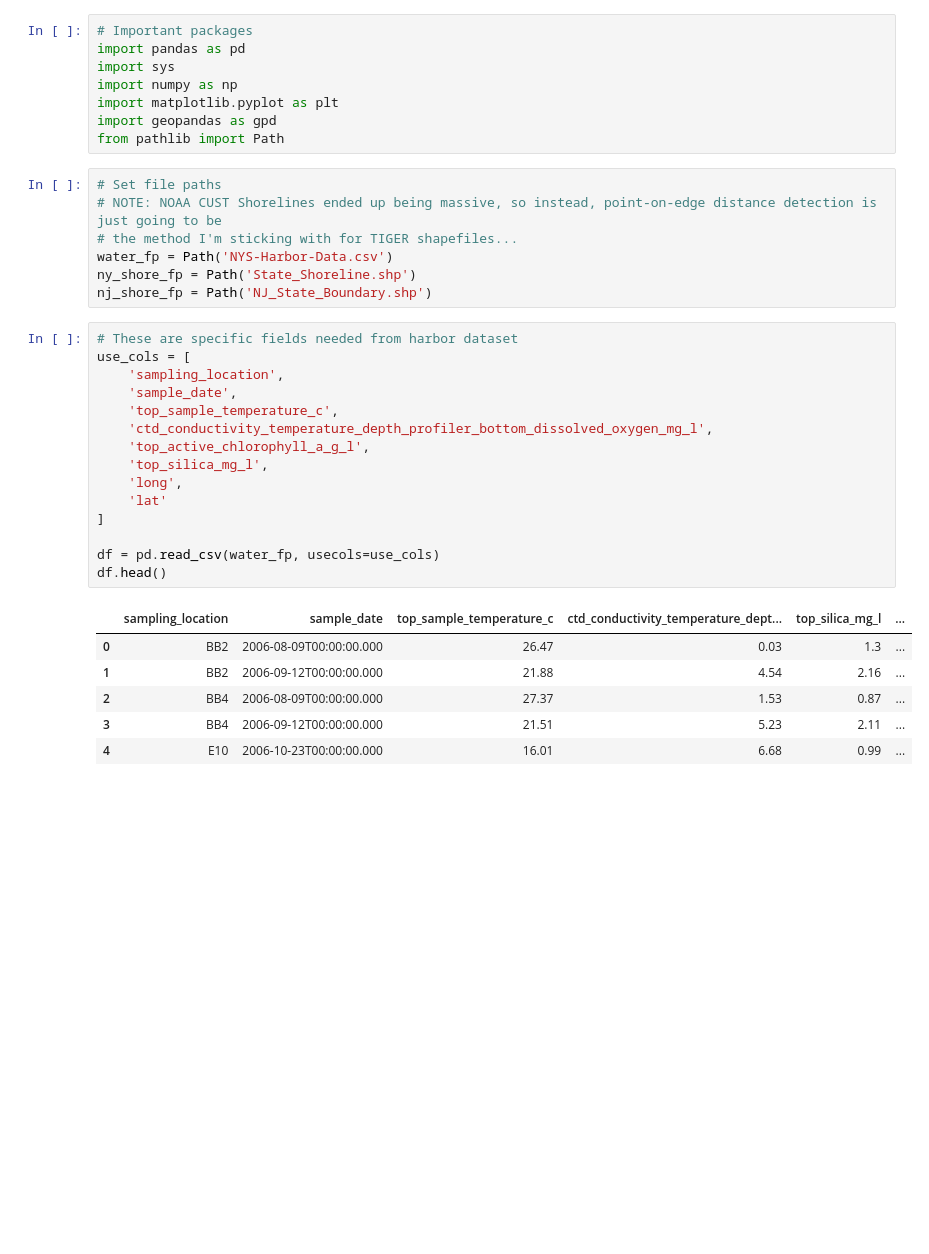
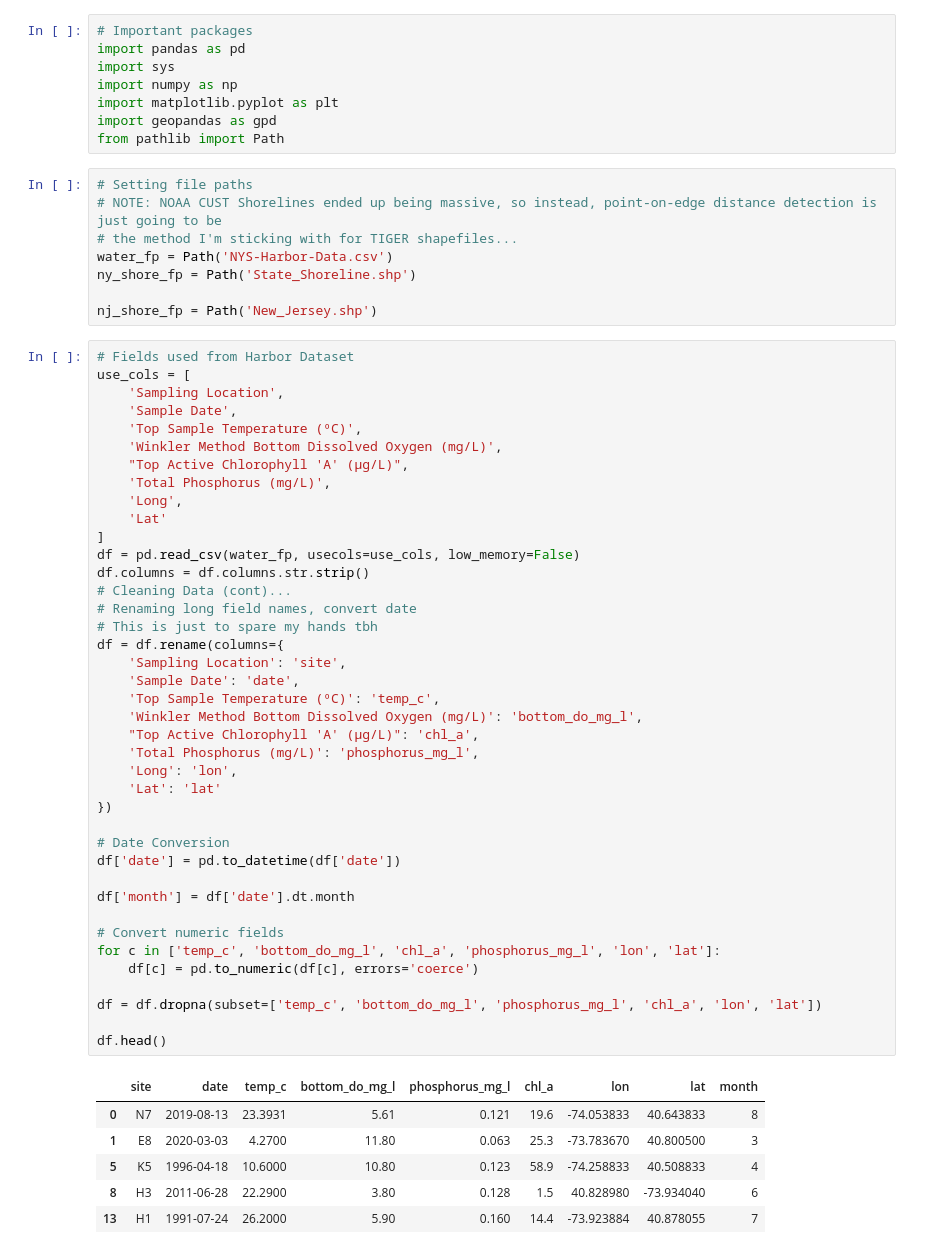
Before and after one commit to gamfeld/midterm-7, a Jupyter notebook: proj7-midterm.ipynb, the cells around one changed output. Cells and saved outputs as stored; diff of their text form; blank space fills up the shorter version.

```diff
--- a/proj7-midterm.ipynb
+++ b/proj7-midterm.ipynb
@@ -87,31 +95,57 @@ import matplotlib.pyplot as plt
 import geopandas as gpd
 from pathlib import Path
 # %%
-# Set file paths
+# Setting file paths
 # NOTE: NOAA CUST Shorelines ended up being massive, so instead, point-on-edge distance detection is just going to be
 # the method I'm sticking with for TIGER shapefiles...
 water_fp = Path('NYS-Harbor-Data.csv')
 ny_shore_fp = Path('State_Shoreline.shp')
-nj_shore_fp = Path('NJ_State_Boundary.shp')
+
+nj_shore_fp = Path('New_Jersey.shp')
 # %%
-# These are specific fields needed from harbor dataset
+# Fields used from Harbor Dataset
 use_cols = [
-    'sampling_location',
-    'sample_date',
-    'top_sample_temperature_c',
-    'ctd_conductivity_temperature_depth_profiler_bottom_dissolved_oxygen_mg_l',
-    'top_active_chlorophyll_a_g_l',
-    'top_silica_mg_l',
-    'long',
-    'lat'
+    'Sampling Location',
+    'Sample Date',
+    'Top Sample Temperature (ºC)',
+    'Winkler Method Bottom Dissolved Oxygen (mg/L)',
+    "Top Active Chlorophyll 'A' (µg/L)",
+    'Total Phosphorus (mg/L)',
+    'Long',
+    'Lat'
 ]
+df = pd.read_csv(water_fp, usecols=use_cols, low_memory=False)
+df.columns = df.columns.str.strip()
+# Cleaning Data (cont)...
+# Renaming long field names, convert date
+# This is just to spare my hands tbh
+df = df.rename(columns={
+    'Sampling Location': 'site',
+    'Sample Date': 'date',
+    'Top Sample Temperature (ºC)': 'temp_c',
+    'Winkler Method Bottom Dissolved Oxygen (mg/L)': 'bottom_do_mg_l',
+    "Top Active Chlorophyll 'A' (µg/L)": 'chl_a',
+    'Total Phosphorus (mg/L)': 'phosphorus_mg_l',
+    'Long': 'lon',
+    'Lat': 'lat'
+})
 
-df = pd.read_csv(water_fp, usecols=use_cols)
+# Date Conversion
+df['date'] = pd.to_datetime(df['date'])
+
+df['month'] = df['date'].dt.month
+
+# Convert numeric fields
+for c in ['temp_c', 'bottom_do_mg_l', 'chl_a', 'phosphorus_mg_l', 'lon', 'lat']:
+    df[c] = pd.to_numeric(df[c], errors='coerce')
+
+df = df.dropna(subset=['temp_c', 'bottom_do_mg_l', 'phosphorus_mg_l', 'chl_a', 'lon', 'lat'])
+
 df.head()
 # %% [output]
-|  | sampling_location | sample_date | top_sample_temperature_c | ctd_conductivity_temperature_dept... | top_silica_mg_l | ... |
-| 0 | BB2 | 2006-08-09T00:00:00.000 | 26.47 | 0.03 | 1.3 | ... |
-| 1 | BB2 | 2006-09-12T00:00:00.000 | 21.88 | 4.54 | 2.16 | ... |
-| 2 | BB4 | 2006-08-09T00:00:00.000 | 27.37 | 1.53 | 0.87 | ... |
-| 3 | BB4 | 2006-09-12T00:00:00.000 | 21.51 | 5.23 | 2.11 | ... |
-| 4 | E10 | 2006-10-23T00:00:00.000 | 16.01 | 6.68 | 0.99 | ... |
+|  | site | date | temp_c | bottom_do_mg_l | phosphorus_mg_l | chl_a | lon | lat | month |
+| 0 | N7 | 2019-08-13 | 23.3931 | 5.61 | 0.121 | 19.6 | -74.053833 | 40.643833 | 8 |
+| 1 | E8 | 2020-03-03 | 4.2700 | 11.80 | 0.063 | 25.3 | -73.783670 | 40.800500 | 3 |
+| 5 | K5 | 1996-04-18 | 10.6000 | 10.80 | 0.123 | 58.9 | -74.258833 | 40.508833 | 4 |
+| 8 | H3 | 2011-06-28 | 22.2900 | 3.80 | 0.128 | 1.5 | 40.828980 | -73.934040 | 6 |
+| 13 | H1 | 1991-07-24 | 26.2000 | 5.90 | 0.160 | 14.4 | -73.923884 | 40.878055 | 7 |
```
Also changed, not shown: parts of 34 cells of this notebook.
